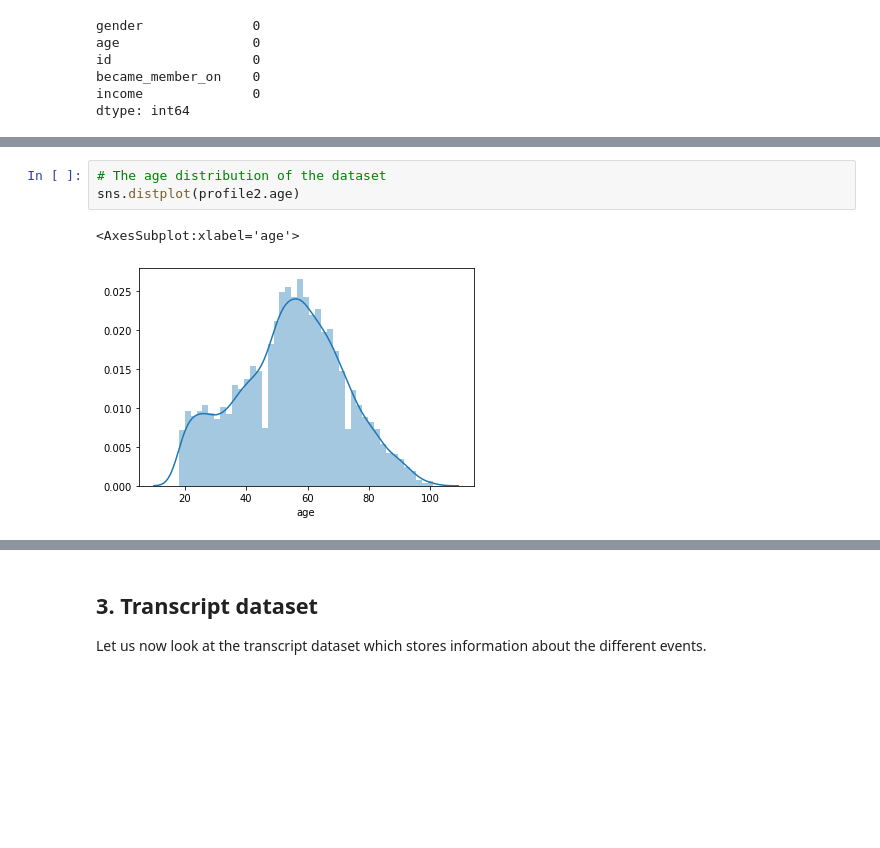
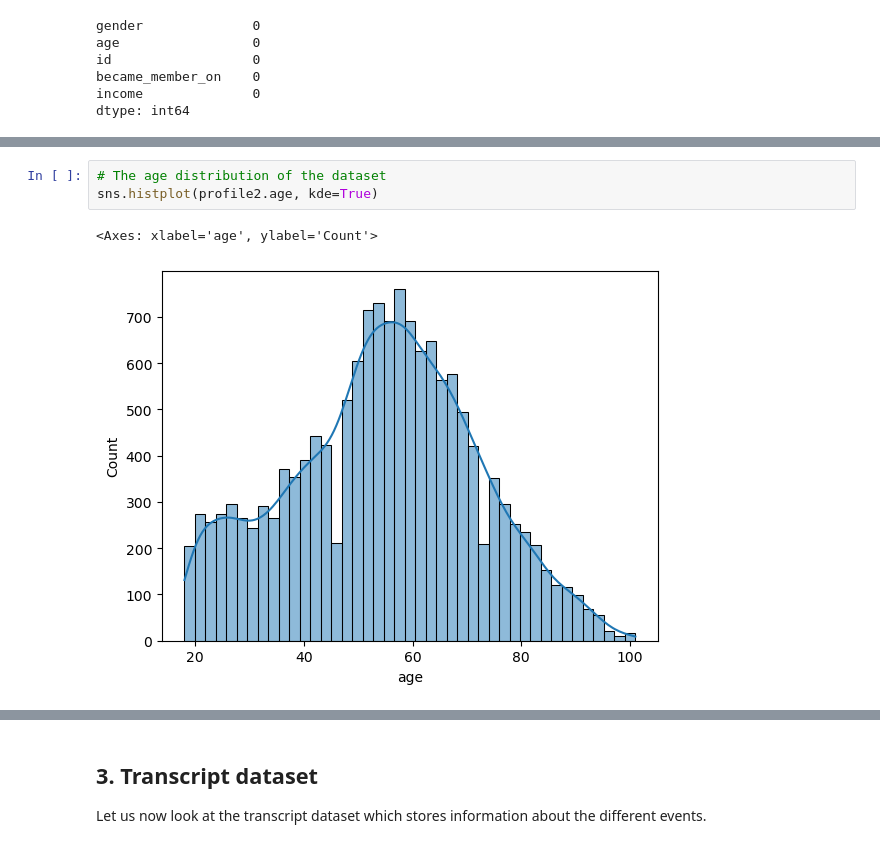
Before and after one commit to Anirudh-Kulkarni/Starbucks-offers, a Jupyter notebook: Starbucks_Capstone_notebook.ipynb, the cells around one changed output, grey strips where cells are left out. Drawn from its saved outputs; the diff is of its cells as text; blank space fills up the shorter version.

```diff
--- a/Starbucks_Capstone_notebook.ipynb
+++ b/Starbucks_Capstone_notebook.ipynb
@@ -235,8 +242,8 @@ sns.distplot(profile2.income)
 # %%
 # The age distribution of the dataset
-sns.distplot(profile2.age)
+sns.histplot(profile2.age, kde=True)
 # %% [output]
-<AxesSubplot:xlabel='age'>
+<Axes: xlabel='age', ylabel='Count'>
-[figure, old version]
+[figure, new version]
 # %%
 # We can also look at income distribution as classified by the gender specified.
```
Also changed, not shown: parts of 23 cells of this notebook, 1 other file.
